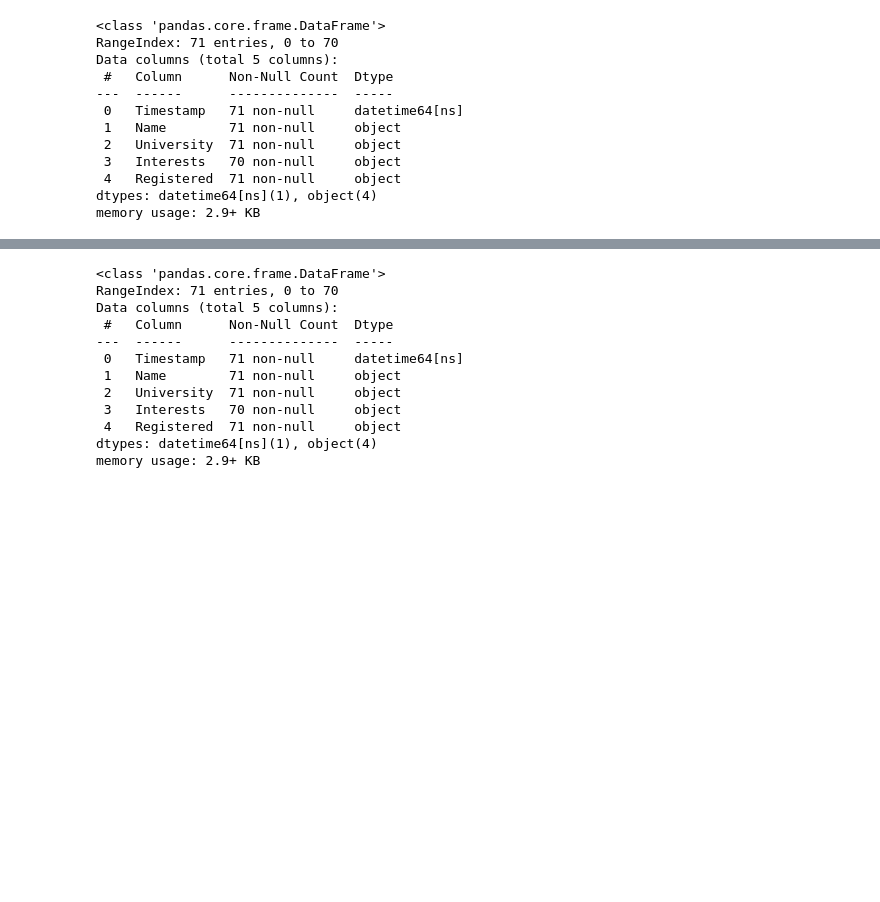
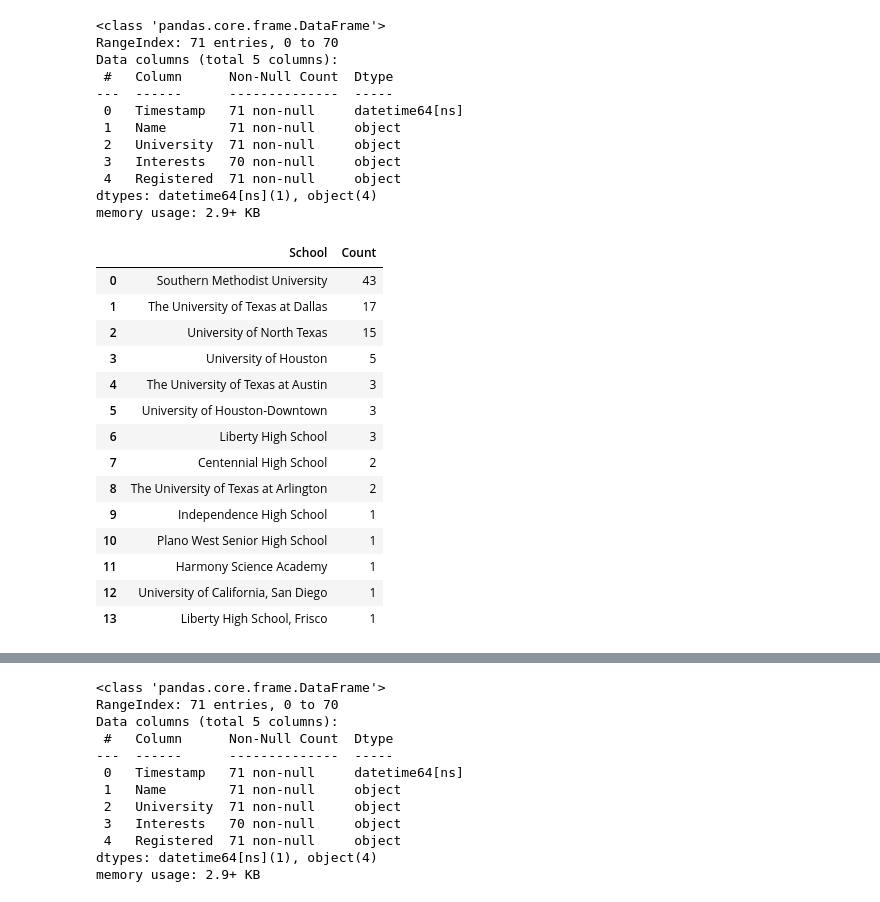
Before and after one commit to n-wes/Data-Visualization-with-Python, a Jupyter notebook: hackSMU/hackSMUII/registration_checkin_analysis.ipynb, the cells around one changed output, grey strips where cells are left out. Saved outputs shown, nothing was run; the diff lists cells and outputs as text; code cells hidden in the pictures; blank space fills up the shorter version.

```diff
--- a/hackSMU/hackSMUII/registration_checkin_analysis.ipynb
+++ b/hackSMU/hackSMUII/registration_checkin_analysis.ipynb
@@ -57,5 +57,23 @@ Data columns (total 5 columns):
  4   Registered  71 non-null     object
 dtypes: datetime64[ns](1), object(4)
 memory usage: 2.9+ KB
+# %%
+registrations['School'].value_counts().rename_axis('School').reset_index(name='Count')
+# %% [output]
+|  | School | Count |
+| 0 | Southern Methodist University | 43 |
+| 1 | The University of Texas at Dallas | 17 |
+| 2 | University of North Texas | 15 |
+| 3 | University of Houston | 5 |
+| 4 | The University of Texas at Austin | 3 |
+| 5 | University of Houston-Downtown | 3 |
+| 6 | Liberty High School | 3 |
+| 7 | Centennial High School | 2 |
+| 8 | The University of Texas at Arlington | 2 |
+| 9 | Independence High School | 1 |
+| 10 | Plano West Senior High School | 1 |
+| 11 | Harmony Science Academy | 1 |
+| 12 | University of California, San Diego | 1 |
+| 13 | Liberty High School, Frisco | 1 |
 # %%
 registrations['School'].value_counts(ascending=True).plot.barh()
```
Also changed, not shown: parts of 4 cells of this notebook, 2 other files.
